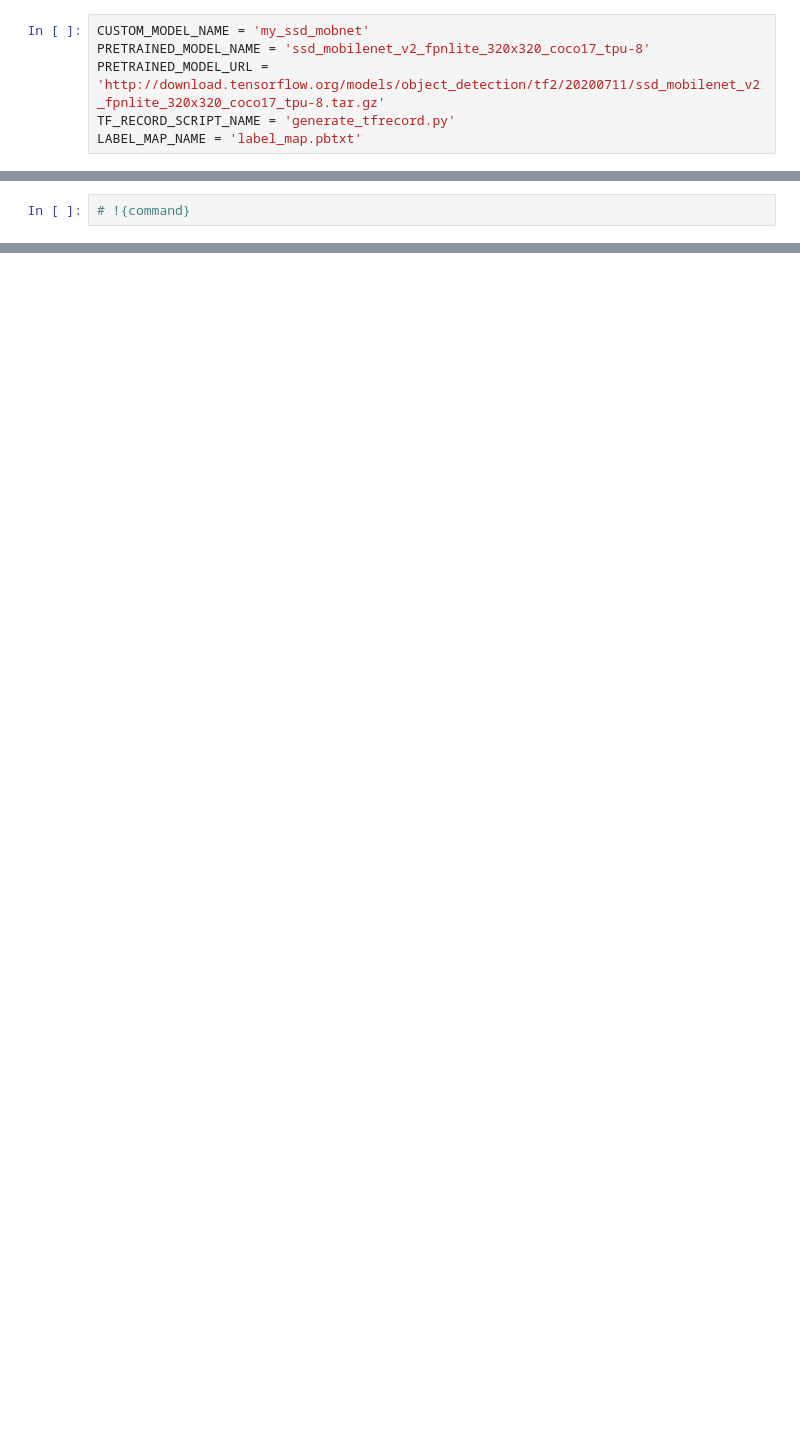
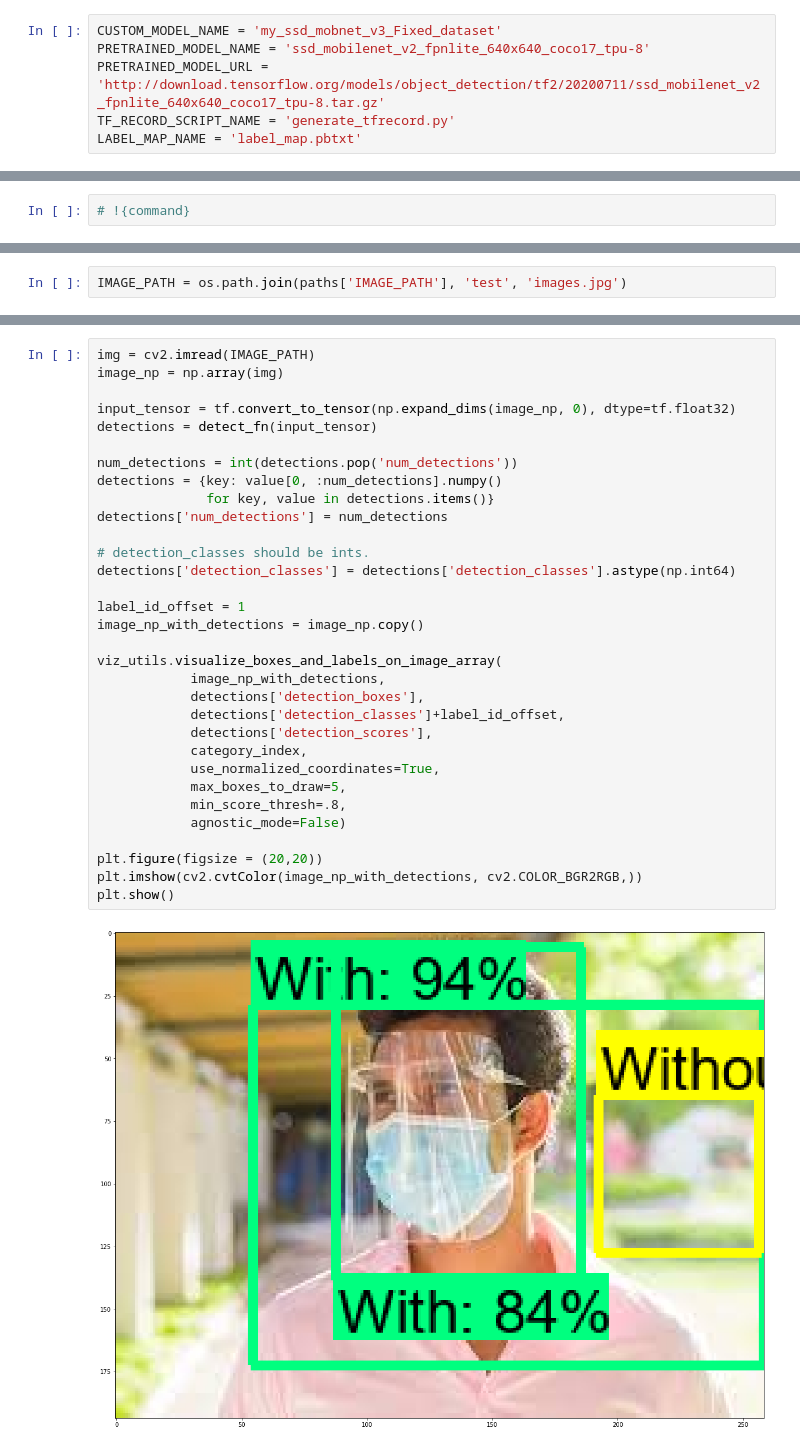
Before and after one commit to Quarsu/FSProject, a Jupyter notebook: FS_TrainingAndDetection.ipynb, the cells around one changed output, grey strips where cells are left out. Saved outputs shown, nothing was run; the diff lists cells and outputs as text; blank space fills up the shorter version.

```diff
--- a/FS_TrainingAndDetection.ipynb
+++ b/FS_TrainingAndDetection.ipynb
@@ -3,9 +3,9 @@
 # %%
 import os
 # %%
-CUSTOM_MODEL_NAME = 'my_ssd_mobnet'
-PRETRAINED_MODEL_NAME = 'ssd_mobilenet_v2_fpnlite_320x320_coco17_tpu-8'
-PRETRAINED_MODEL_URL = 'http://download.tensorflow.org/models/object_detection/tf2/20200711/ssd_mobilenet_v2_fpnlite_320x320_coco17_tpu-8.tar.gz'
+CUSTOM_MODEL_NAME = 'my_ssd_mobnet_v3_Fixed_dataset'
+PRETRAINED_MODEL_NAME = 'ssd_mobilenet_v2_fpnlite_640x640_coco17_tpu-8'
+PRETRAINED_MODEL_URL = 'http://download.tensorflow.org/models/object_detection/tf2/20200711/ssd_mobilenet_v2_fpnlite_640x640_coco17_tpu-8.tar.gz'
 TF_RECORD_SCRIPT_NAME = 'generate_tfrecord.py'
 LABEL_MAP_NAME = 'label_map.pbtxt'
 # %%
@@ -393,0 +226,2 @@ while cap.isOpened():
+# %%
+IMAGE_PATH = os.path.join(paths['IMAGE_PATH'], 'test', 'images.jpg')
@@ -393,0 +232,34 @@ while cap.isOpened():
+# %%
+img = cv2.imread(IMAGE_PATH)
+image_np = np.array(img)
+
+input_tensor = tf.convert_to_tensor(np.expand_dims(image_np, 0), dtype=tf.float32)
+detections = detect_fn(input_tensor)
+
+num_detections = int(detections.pop('num_detections'))
+detections = {key: value[0, :num_detections].numpy()
+              for key, value in detections.items()}
+detections['num_detections'] = num_detections
+
+# detection_classes should be ints.
+detections['detection_classes'] = detections['detection_classes'].astype(np.int64)
+
+label_id_offset = 1
+image_np_with_detections = image_np.copy()
+
+viz_utils.visualize_boxes_and_labels_on_image_array(
+            image_np_with_detections,
+            detections['detection_boxes'],
+            detections['detection_classes']+label_id_offset,
+            detections['detection_scores'],
+            category_index,
+            use_normalized_coordinates=True,
+            max_boxes_to_draw=5,
+            min_score_thresh=.8,
+            agnostic_mode=False)
+
+plt.figure(figsize = (20,20))
+plt.imshow(cv2.cvtColor(image_np_with_detections, cv2.COLOR_BGR2RGB,))
+plt.show()
+# %% [output]
+[figure, added]
```
Also changed, not shown: parts of 40 cells of this notebook.
